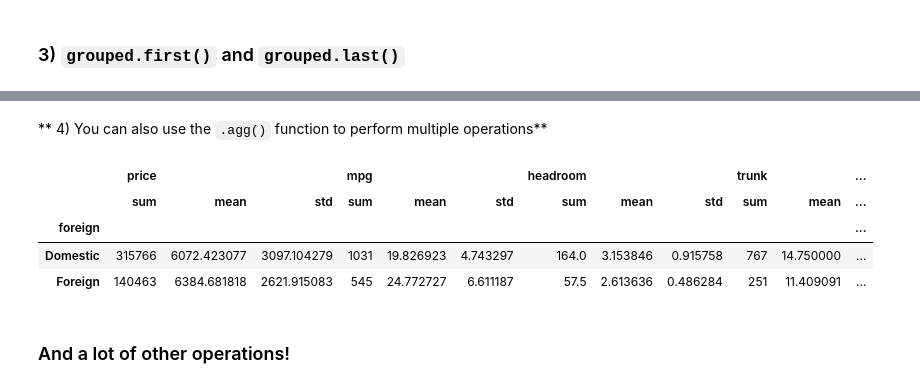
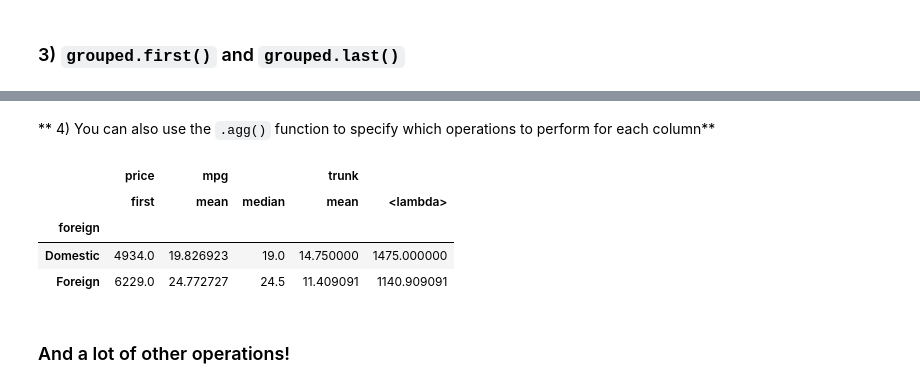
Before and after one commit to TiesdeKok/LearnPythonforResearch, a Jupyter notebook: 2_handling_data.ipynb, the cells around one changed output, grey strips where cells are left out. Cells and saved outputs as stored; diff of their text form; code cells hidden in the pictures.

```diff
--- a/2_handling_data.ipynb
+++ b/2_handling_data.ipynb
@@ -904,13 +891,13 @@ grouped.last()
 # %% [markdown]
-** 4) You can also use the `.agg()` function to perform multiple operations**
+** 4) You can also use the `.agg()` function to specify which operations to perform for each column**
-# %%
-grouped.agg([np.sum, np.mean, np.std])
-# %% [output]
-|  | price |  |  | mpg |  |  | headroom |  |  | trunk |  | ... |
-|  | sum | mean | std | sum | mean | std | sum | mean | std | sum | mean | ... |
-| foreign |  |  |  |  |  |  |  |  |  |  |  | ... |
-| Domestic | 315766 | 6072.423077 | 3097.104279 | 1031 | 19.826923 | 4.743297 | 164.0 | 3.153846 | 0.915758 | 767 | 14.750000 | ... |
-| Foreign | 140463 | 6384.681818 | 2621.915083 | 545 | 24.772727 | 6.611187 | 57.5 | 2.613636 | 0.486284 | 251 | 11.409091 | ... |
+# %%
+grouped.agg({'price' : 'first', 'mpg' : ['mean', 'median'], 'trunk' : ['mean', (lambda x: 100 * np.mean(x))]})
+# %% [output]
+|  | price | mpg |  | trunk |  |
+|  | first | mean | median | mean | <lambda> |
+| foreign |  |  |  |  |  |
+| Domestic | 4934.0 | 19.826923 | 19.0 | 14.750000 | 1475.000000 |
+| Foreign | 6229.0 | 24.772727 | 24.5 | 11.409091 | 1140.909091 |
 # %% [markdown]
 ### And a lot of other operations!
 # %% [markdown]
```
Also changed, not shown: parts of 53 cells of this notebook, 9 other files.
